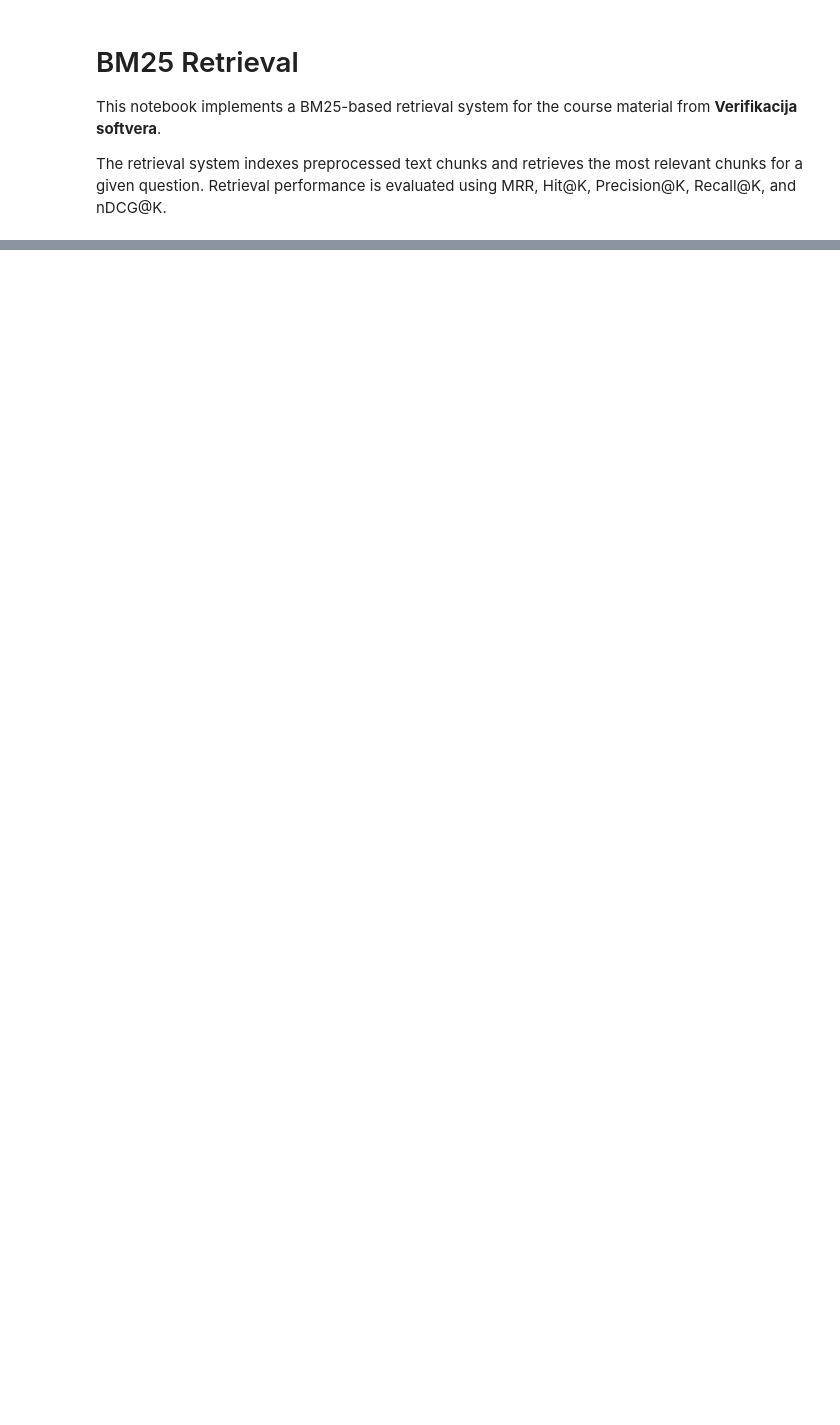
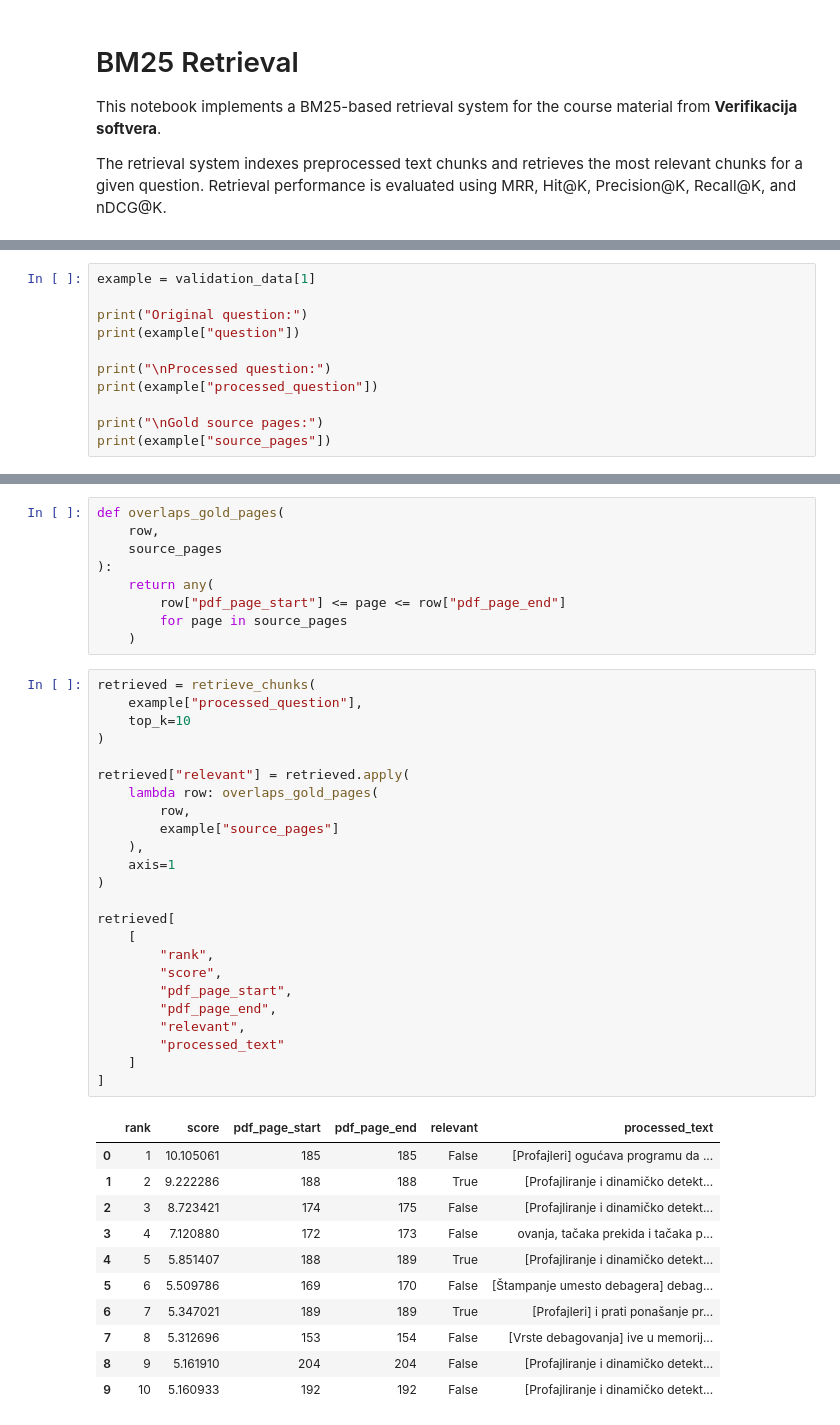
Before and after one commit to anjaanjaa10/Student-Question-Answering-from-Course-Materials, a Jupyter notebook: 05_bm25_retrieval.ipynb, the cells around one changed output, grey strips where cells are left out. Saved outputs shown, nothing was run; the diff lists cells and outputs as text; blank space fills up the shorter version.

```diff
--- a/05_bm25_retrieval.ipynb
+++ b/05_bm25_retrieval.ipynb
@@ -503,0 +355,11 @@ deinstaliraće je često i nakon samo prve greške. Dodatno, negativne recenzije
+# %%
+example = validation_data[1]
+
+print("Original question:")
+print(example["question"])
+
+print("\nProcessed question:")
+print(example["processed_question"])
+
+print("\nGold source pages:")
+print(example["source_pages"])
@@ -503,0 +375,45 @@ deinstaliraće je često i nakon samo prve greške. Dodatno, negativne recenzije
+# %%
+def overlaps_gold_pages(
+    row,
+    source_pages
+):
+    return any(
+        row["pdf_page_start"] <= page <= row["pdf_page_end"]
+        for page in source_pages
+    )
+# %%
+retrieved = retrieve_chunks(
+    example["processed_question"],
+    top_k=10
+)
+
+retrieved["relevant"] = retrieved.apply(
+    lambda row: overlaps_gold_pages(
+        row,
+        example["source_pages"]
+    ),
+    axis=1
+)
+
+retrieved[
+    [
+        "rank",
+        "score",
+        "pdf_page_start",
+        "pdf_page_end",
+        "relevant",
+        "processed_text"
+    ]
+]
+# %% [output]
+|  | rank | score | pdf_page_start | pdf_page_end | relevant | processed_text |
+| 0 | 1 | 10.105061 | 185 | 185 | False | [Profajleri] ogućava programu da ... |
+| 1 | 2 | 9.222286 | 188 | 188 | True | [Profajliranje i dinamičko detekt... |
+| 2 | 3 | 8.723421 | 174 | 175 | False | [Profajliranje i dinamičko detekt... |
+| 3 | 4 | 7.120880 | 172 | 173 | False | ovanja, tačaka prekida i tačaka p... |
+| 4 | 5 | 5.851407 | 188 | 189 | True | [Profajliranje i dinamičko detekt... |
+| 5 | 6 | 5.509786 | 169 | 170 | False | [Štampanje umesto debagera] debag... |
+| 6 | 7 | 5.347021 | 189 | 189 | True | [Profajleri] i prati ponašanje pr... |
+| 7 | 8 | 5.312696 | 153 | 154 | False | [Vrste debagovanja] ive u memorij... |
+| 8 | 9 | 5.161910 | 204 | 204 | False | [Profajliranje i dinamičko detekt... |
+| 9 | 10 | 5.160933 | 192 | 192 | False | [Profajliranje i dinamičko detekt... |
```
Also changed, not shown: parts of 30 cells of this notebook, 9 other files.
